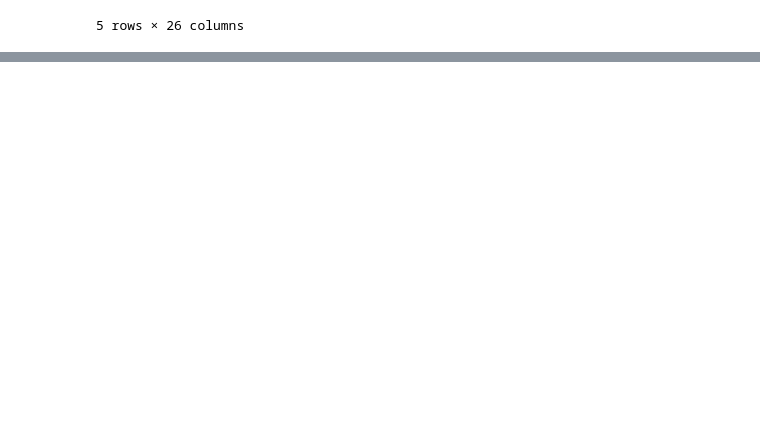
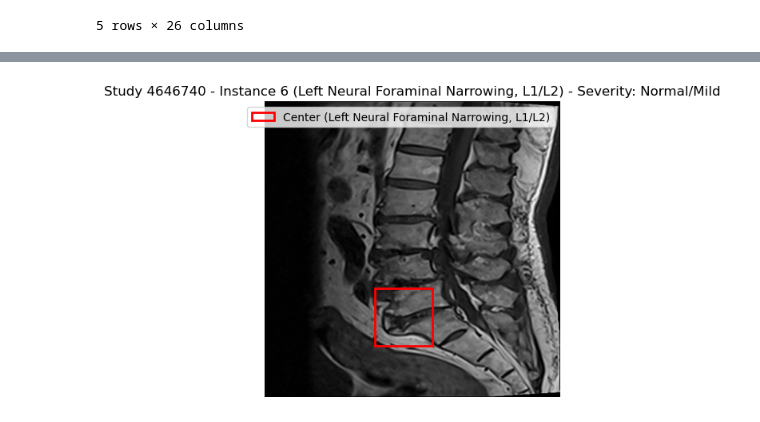
Before and after one commit to caxaxa/Kaggle-RSNA, a Jupyter notebook: training.ipynb, the cells around one changed output, grey strips where cells are left out. Drawn from its saved outputs; the diff is of its cells as text; code cells hidden in the pictures; blank space fills up the shorter version.

Commit message:
commit training ont he way

```diff
--- a/training.ipynb
+++ b/training.ipynb
@@ -61,0 +62,4 @@ LEVELS = [
+# %%
+series_description_df = pd.read_csv(f'{rd}/train_series_descriptions.csv')
+series_description_df['series_description'] = series_description_df['series_description'].str.replace('T2/STIR', 'T2_STIR')
+series_description_df.head()
@@ -61,0 +440,10 @@ LEVELS = [
+# %%
+# Perform A data Augmentation
+import albumentations as A
+
+IMG_SIZE = [512, 512]
+
+transforms_val = A.Compose([
+    A.Resize(IMG_SIZE[0], IMG_SIZE[1]),
+    A.Normalize(mean=0.5, std=0.5)
+])
@@ -61,0 +483,72 @@ LEVELS = [
+# %%
+import os
+import matplotlib.pyplot as plt
+from PIL import Image
+
+# Severity label mapping
+id2label = {0: 'Normal/Mild', 1: 'Moderate', 2: 'Severe'}
+
+
+# Function to load and visualize the image with the coordinates and severity
+def plot_image_with_coordinates(study_id, series_id, instance_number, x, y, condition, level):
+    # Construct the path (adjust the path if necessary based on your directory structure)
+    series_description = series_description_df.loc[
+    (series_description_df['study_id'] == study_id) &
+    (series_description_df['series_id'] == series_id)]['series_description'].values[0]
+
+    image_path = f'./rsna_output/cvt_png/{study_id}/{series_description}/{instance_number:03d}.png'
+
+    if os.path.exists(image_path):
+        # Load the image
+        img = Image.open(image_path)
+
+        # Modify the level to replace '/' with '_'
+        level_modified = level.lower().replace("/", "_")
+
+        # Retrieve the severity from the relevant column in the df DataFrame
+        severity_column = f'{condition.lower().replace(" ", "_")}_{level_modified}'
+
+        # Check if the column exists before attempting to access it
+        if severity_column in df.columns:
+            severity_id = df.loc[df['study_id'] == study_id, severity_column].values[0]
+            severity_label = id2label[severity_id]  # Convert severity ID to label
+        else:
+            print(f"Severity column {severity_column} not found.")
+            return
+
+        # Flip the y-coordinate to match the bottom-left origin
+        flipped_y = img.size[1] - y
+
+        # Plot the image
+        plt.imshow(img, cmap='gray')
+        plt.gca().add_patch(plt.Rectangle((x-50, flipped_y-50), 100, 100, linewidth=2, edgecolor='red', facecolor='none', label=f"Center ({condition}, {level})"))
+        plt.legend()
+        plt.title(f'Study {study_id} - Instance {instance_number} ({condition}, {level}) - Severity: {severity_label}')
+        plt.axis('off')
+        plt.show()
+    else:
+        print(f"Image not found for Study {study_id}, Series_description {series_description}, Series {series_id}, Instance {instance_number}")
+
+# Example: Plot one sample from the coordinates dataframe
+# Choosing a known sample
+study_id_value = 4646740
+condition_value = CONDITIONS[2]
+level_value = LEVELS[0]
+
+sample = coordinates_df.loc[
+    (coordinates_df['study_id'] == study_id_value) &
+    (coordinates_df['condition'] == condition_value) &
+    (coordinates_df['level'] == level_value)
+]
+
+plot_image_with_coordinates(
+    sample['study_id'].values[0],
+    sample['series_id'].values[0],
+    sample['instance_number'].values[0],
+    sample['x'].values[0],
+    sample['y'].values[0],
+    sample['condition'].values[0],
+    sample['level'].values[0]
+)
+# %% [output]
+[figure, added]
```
Also changed, not shown: parts of 16 cells of this notebook, 1 other file.
